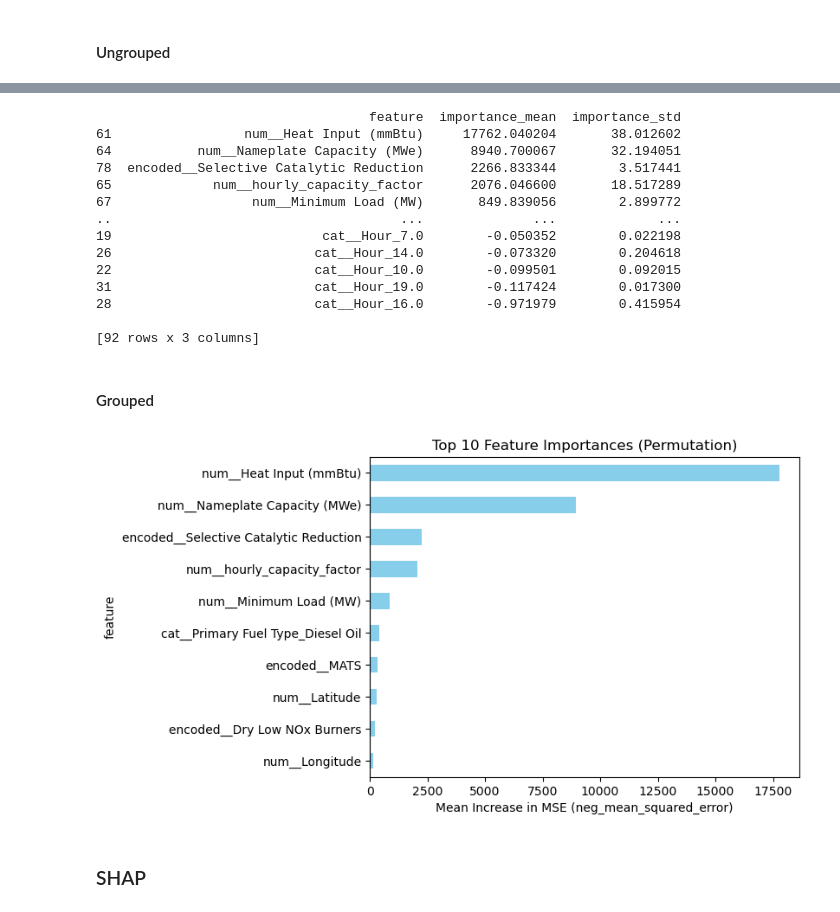
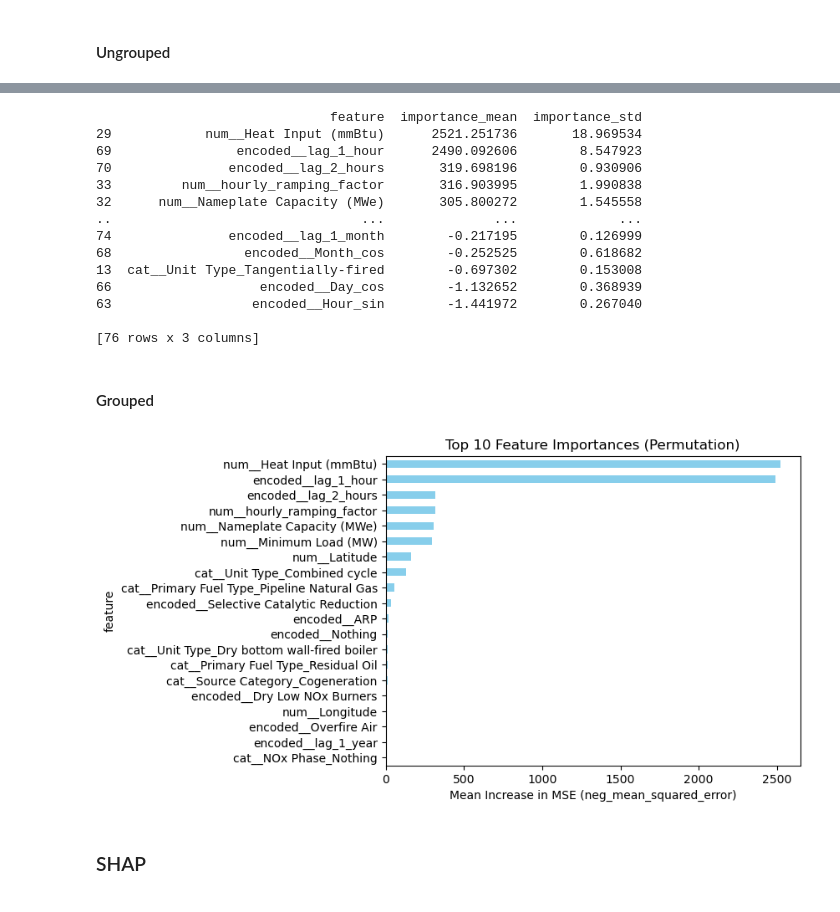
Before and after one commit to marcellmj/us-emission-pred, a Jupyter notebook: 03_ML_Model_NY_Trees_NOx.ipynb, the cells around one changed output, grey strips where cells are left out. Cells and saved outputs as stored; diff of their text form; code cells hidden in the pictures.

```diff
--- a/03_ML_Model_NY_Trees_NOx.ipynb
+++ b/03_ML_Model_NY_Trees_NOx.ipynb
@@ -1135,45 +1125,45 @@ regressor = XGBRegressor()
 regressor._Booster = xgb_default_model
 # %%
-result = permutation_importance(regressor, X_test_processed, y_test, n_repeats=10, random_state=42, scoring='neg_mean_squared_error')
+result = permutation_importance(regressor, X_test, y_test, n_repeats=5, random_state=42, scoring='neg_mean_squared_error')
 # %%
 importance_df = pd.DataFrame({
-    'feature': X_test_processed.columns,
+    'feature': X_test.columns,
     'importance_mean': result.importances_mean,
     'importance_std': result.importances_std
 }).sort_values(by='importance_mean', ascending=False)
 
 print(importance_df)
 # %% [output]
-                                   feature  importance_mean  importance_std
-61                 num__Heat Input (mmBtu)     17762.040204       38.012602
-64           num__Nameplate Capacity (MWe)      8940.700067       32.194051
-78  encoded__Selective Catalytic Reduction      2266.833344        3.517441
-65             num__hourly_capacity_factor      2076.046600       18.517289
-67                  num__Minimum Load (MW)       849.839056        2.899772
-..                                     ...              ...             ...
-19                           cat__Hour_7.0        -0.050352        0.022198
-26                          cat__Hour_14.0        -0.073320        0.204618
-22                          cat__Hour_10.0        -0.099501        0.092015
-31                          cat__Hour_19.0        -0.117424        0.017300
-28                          cat__Hour_16.0        -0.971979        0.415954
+                              feature  importance_mean  importance_std
+29            num__Heat Input (mmBtu)      2521.251736       18.969534
+69                encoded__lag_1_hour      2490.092606        8.547923
+70               encoded__lag_2_hours       319.698196        0.930906
+33         num__hourly_ramping_factor       316.903995        1.990838
+32      num__Nameplate Capacity (MWe)       305.800272        1.545558
+..                                ...              ...             ...
+74               encoded__lag_1_month        -0.217195        0.126999
+68                 encoded__Month_cos        -0.252525        0.618682
+13  cat__Unit Type_Tangentially-fired        -0.697302        0.153008
+66                   encoded__Day_cos        -1.132652        0.368939
+63                  encoded__Hour_sin        -1.441972        0.267040
 
-[92 rows x 3 columns]
+[76 rows x 3 columns]
-# %% [markdown]
-<h4>Grouped</h4>
-# %%
-importance_df.head(10).plot.barh(
-    x='feature',
-    y='importance_mean',
-    legend=False,
-    color='skyblue'
-)
-
-plt.xlabel('Mean Increase in MSE (neg_mean_squared_error)')
-plt.title('Top 10 Feature Importances (Permutation)')
-plt.gca().invert_yaxis()  # get the most important on top
-plt.show()
-# %% [output]
-[figure, removed]
+# %% [markdown]
+<h4>Grouped</h4>
+# %%
+importance_df.head(20).plot.barh(
+    x='feature',
+    y='importance_mean',
+    legend=False,
+    color='skyblue'
+)
+
+plt.xlabel('Mean Increase in MSE (neg_mean_squared_error)')
+plt.title('Top 10 Feature Importances (Permutation)')
+plt.gca().invert_yaxis()  # get the most important on top
+plt.show()
+# %% [output]
+[figure, added]
 # %% [markdown]
 <h3>SHAP</h3>
 # %% [markdown]
```
Also changed, not shown: parts of 9 cells of this notebook.
